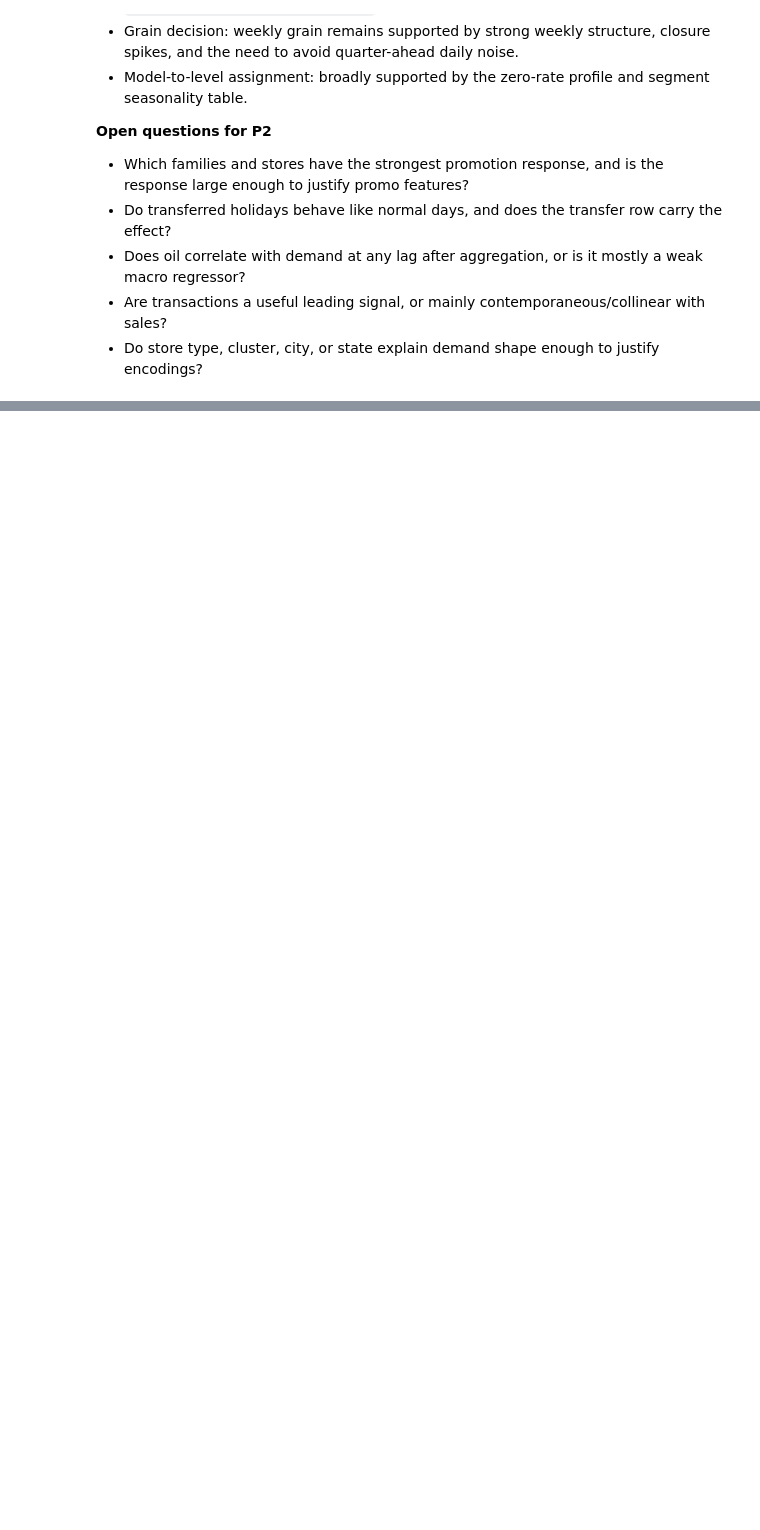
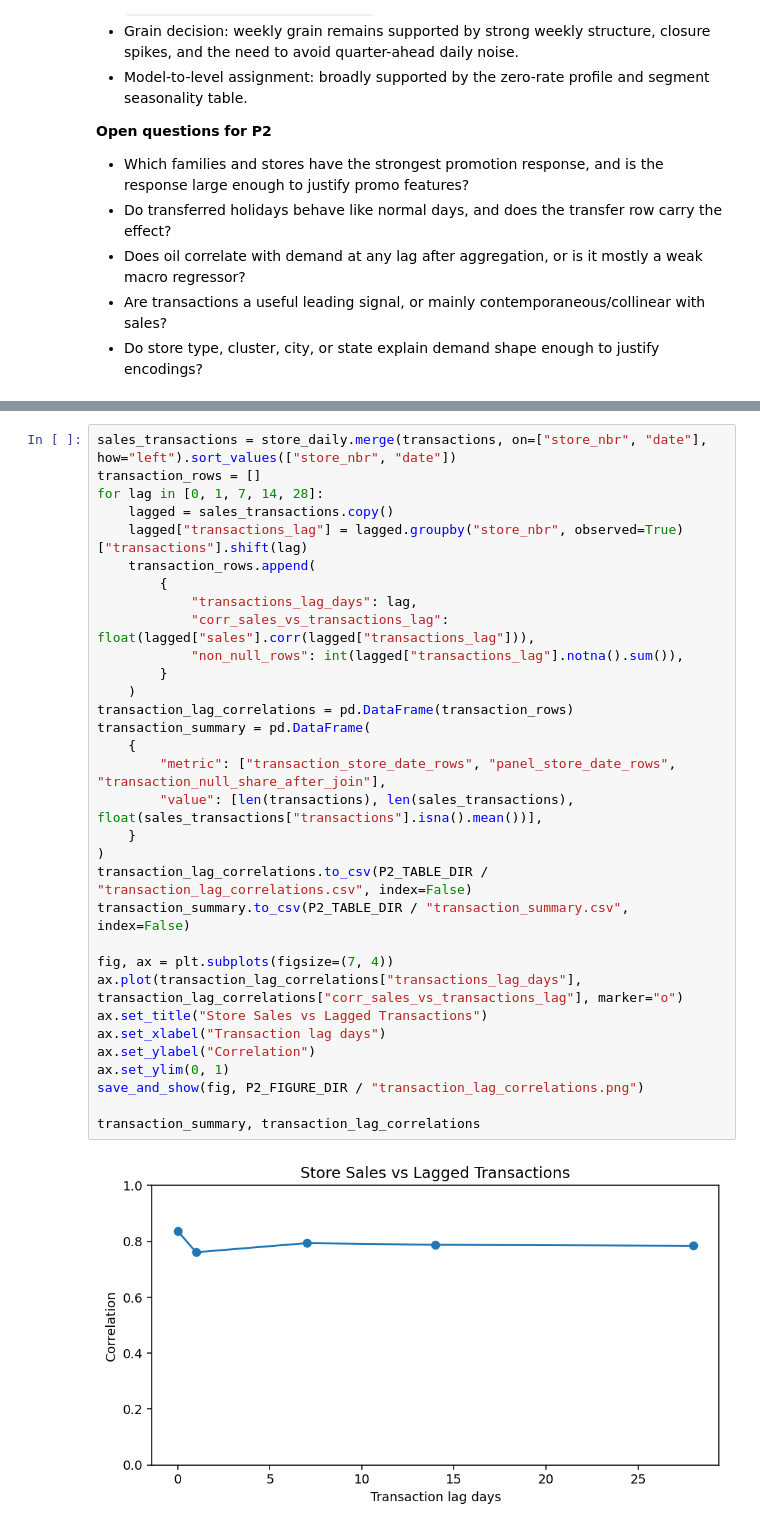
Before and after one commit to Mainakkundu/retail-replenishment-system, a Jupyter notebook: notebooks/01_eda_features.ipynb, the cells around one changed output, grey strips where cells are left out. Drawn from its saved outputs; the diff is of its cells as text; blank space fills up the shorter version.

```diff
--- a/notebooks/01_eda_features.ipynb
+++ b/notebooks/01_eda_features.ipynb
@@ -622,0 +847,34 @@ Not started. P3 begins only after P2 exit criteria are accepted.
+# %%
+sales_transactions = store_daily.merge(transactions, on=["store_nbr", "date"], how="left").sort_values(["store_nbr", "date"])
+transaction_rows = []
+for lag in [0, 1, 7, 14, 28]:
+    lagged = sales_transactions.copy()
+    lagged["transactions_lag"] = lagged.groupby("store_nbr", observed=True)["transactions"].shift(lag)
+    transaction_rows.append(
+        {
+            "transactions_lag_days": lag,
+            "corr_sales_vs_transactions_lag": float(lagged["sales"].corr(lagged["transactions_lag"])),
+            "non_null_rows": int(lagged["transactions_lag"].notna().sum()),
+        }
+    )
+transaction_lag_correlations = pd.DataFrame(transaction_rows)
+transaction_summary = pd.DataFrame(
+    {
+        "metric": ["transaction_store_date_rows", "panel_store_date_rows", "transaction_null_share_after_join"],
+        "value": [len(transactions), len(sales_transactions), float(sales_transactions["transactions"].isna().mean())],
+    }
+)
+transaction_lag_correlations.to_csv(P2_TABLE_DIR / "transaction_lag_correlations.csv", index=False)
+transaction_summary.to_csv(P2_TABLE_DIR / "transaction_summary.csv", index=False)
+
+fig, ax = plt.subplots(figsize=(7, 4))
+ax.plot(transaction_lag_correlations["transactions_lag_days"], transaction_lag_correlations["corr_sales_vs_transactions_lag"], marker="o")
+ax.set_title("Store Sales vs Lagged Transactions")
+ax.set_xlabel("Transaction lag days")
+ax.set_ylabel("Correlation")
+ax.set_ylim(0, 1)
+save_and_show(fig, P2_FIGURE_DIR / "transaction_lag_correlations.png")
+
+transaction_summary, transaction_lag_correlations
+# %% [output]
+[figure, added]
```
Also changed, not shown: parts of 17 cells of this notebook.
